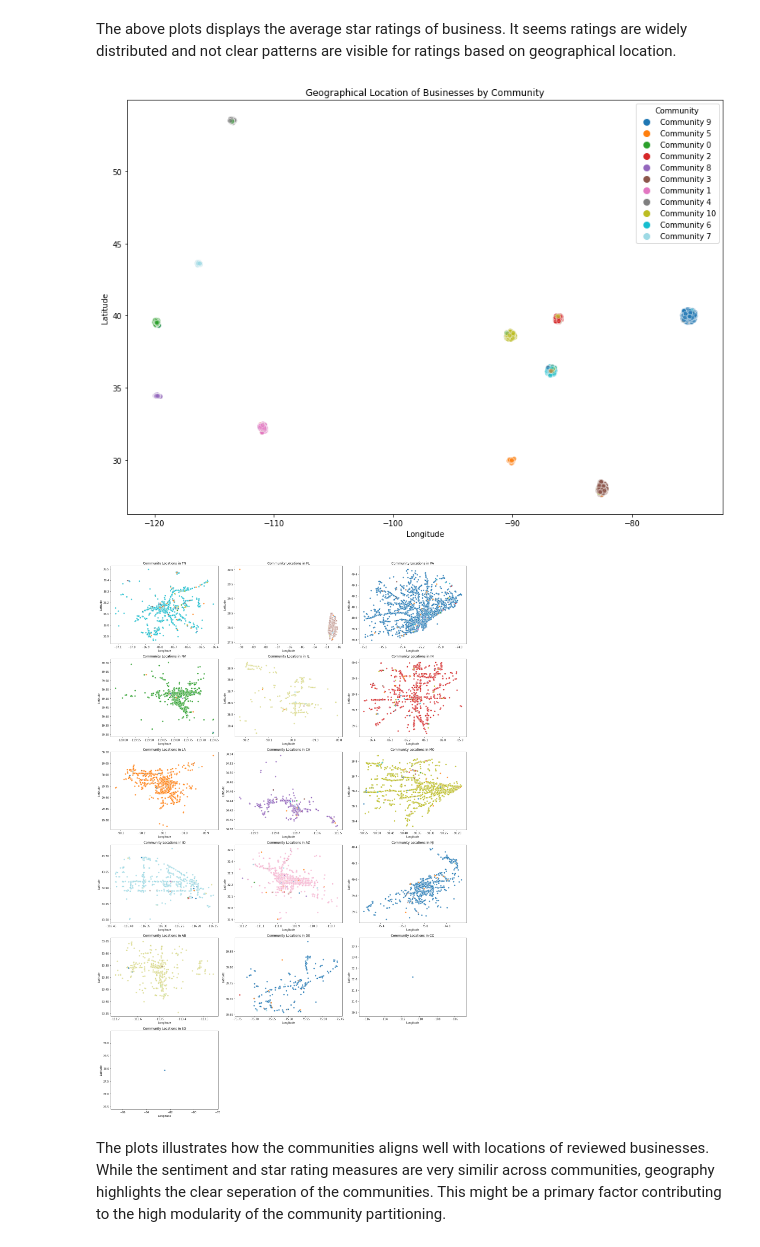
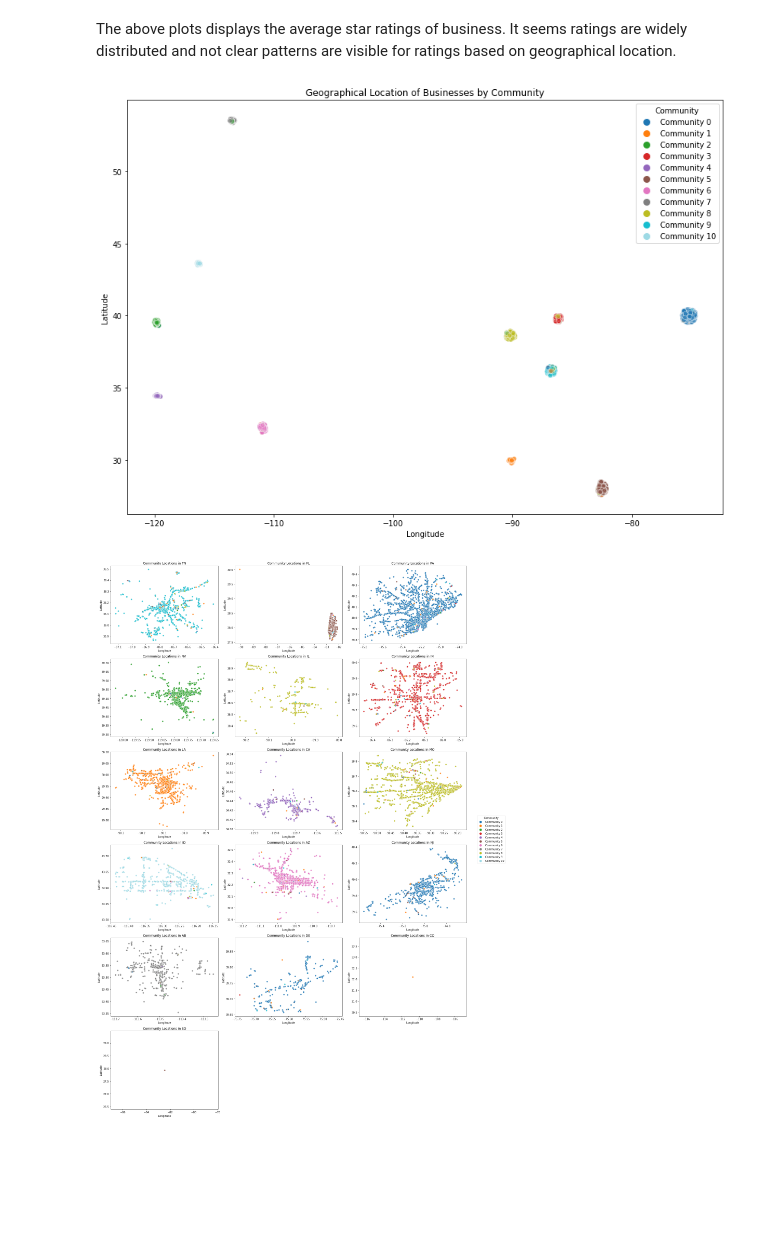
Before and after one commit to FredBingz/02805YelpProject, a Jupyter notebook: structure.ipynb, the cells around one changed output. Cells and saved outputs as stored; diff of their text form; code cells hidden in the pictures; blank space fills up the shorter version.

```diff
--- a/structure.ipynb
+++ b/structure.ipynb
@@ -613,51 +613,46 @@ plt.show()
 # %% [markdown]
 The above plots displays the average star ratings of business. It seems ratings are widely distributed and not clear patterns are visible for ratings based on geographical location.
 # %%
-# Communities and business locations
+# business community locations
+#
+unique_communities = sorted(business_data['Community'].unique())
+colors = plt.cm.tab20(np.linspace(0, 1, len(unique_communities)))
+community_color_map = {community: color for community, color in zip(unique_communities, colors)}
 
 fig, ax = plt.subplots(figsize=(14, 10))
 scatter = ax.scatter(business_data['longitude'], business_data['latitude'],
-                     c=business_data['Community'], cmap='tab20', alpha=0.6, edgecolors='w', linewidth=0.5)
+                     color=business_data['Community'].map(community_color_map), alpha=0.6, edgecolors='w', linewidth=0.5)
 
-# Create a legend
-unique_communities = business_data['Community'].unique()
-colors = [plt.cm.tab20(i / float(len(unique_communities) - 1)) for i in range(len(unique_communities))]
 handles = [plt.Line2D([0], [0], marker='o', color='w', markerfacecolor=color, markersize=10, label=f'Community {community}')
-           for community, color in zip(unique_communities, colors)]
-ax.legend(handles=handles, title='Community')
-
+           for community, color in community_color_map.items()]
+ax.legend(handles=handles, title='Community', loc='upper right')
 ax.set_xlabel('Longitude')
 ax.set_ylabel('Latitude')
 ax.set_title('Geographical Location of Businesses by Community')
-
 plt.show()
 
-# Unique states in the business data
-
+# unique states
 unique_states = business_data['state'].unique()
 num_states = len(unique_states)
 num_cols = 3
 num_rows = (num_states + num_cols - 1) // num_cols
 
 fig, axes = plt.subplots(num_rows, num_cols, figsize=(20, 5 * num_rows))
 axes = axes.flatten()  # Flatten the array of axes for easy iteration
 
 for ax, state in zip(axes, unique_states):
     state_data = business_data[business_data['state'] == state]
     scatter = ax.scatter(state_data['longitude'], state_data['latitude'],
-                         c=state_data['Community'], cmap='tab20', alpha=0.8, edgecolors='w', linewidth=0.7)
+                         color=state_data['Community'].map(community_color_map), alpha=0.8, edgecolors='w', linewidth=0.7)
     ax.set_title(f'Community Locations in {state}')
     ax.set_xlabel('Longitude')
     ax.set_ylabel('Latitude')
-
-# Hide any unused subplots
 for i in range(len(unique_states), len(axes)):
     fig.delaxes(axes[i])
 
+fig.legend(handles=handles, title='Community', loc='center right', bbox_to_anchor=(1.1, 0.5))
 plt.tight_layout()
 plt.show()
 # %% [output]
 [figure]
-[figure, old version]
+[figure, new version]
-# %% [markdown]
-The plots illustrates how the communities aligns well with locations of reviewed businesses. While the sentiment and star rating measures are very similir across communities, geography highlights the clear seperation of the communities. This might be a primary factor contributing to the high modularity of the community partitioning.
```
Also changed, not shown: parts of 2 cells of this notebook.
